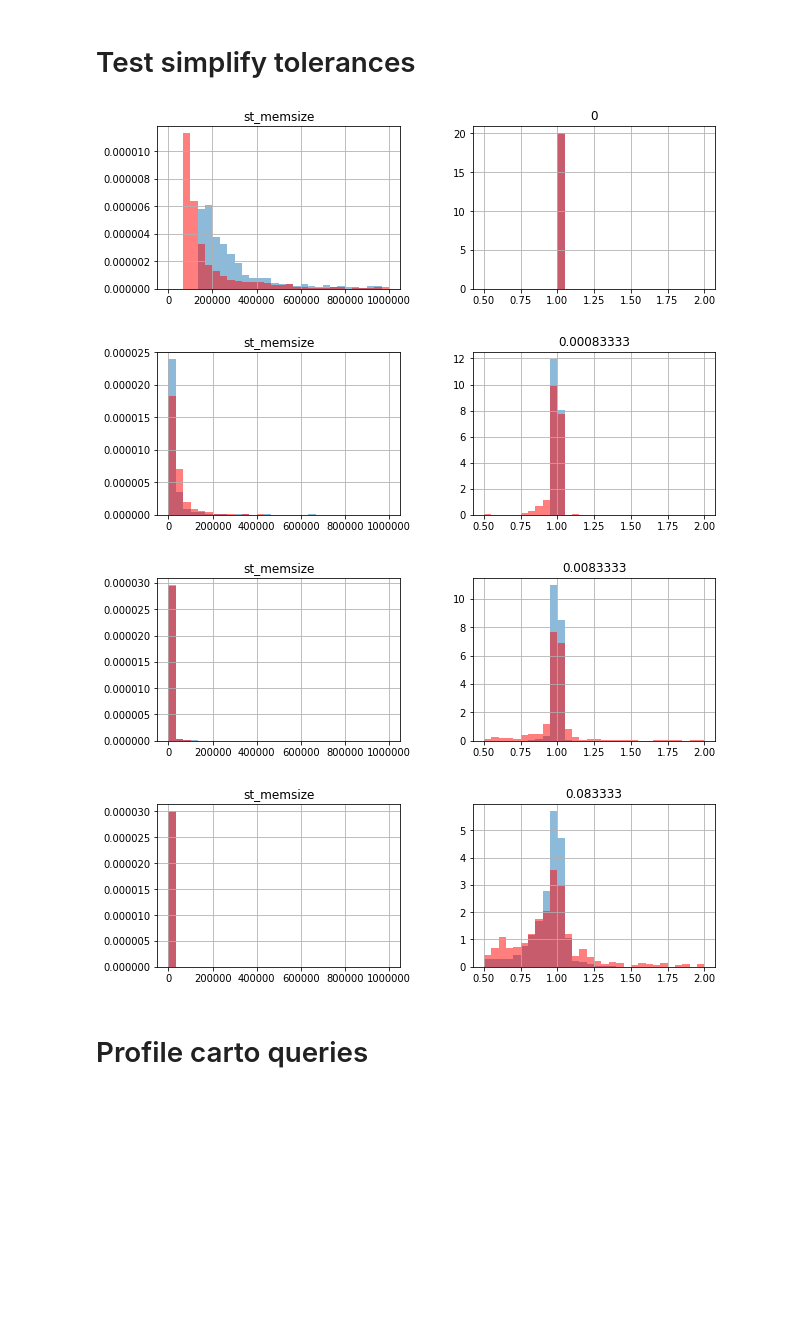
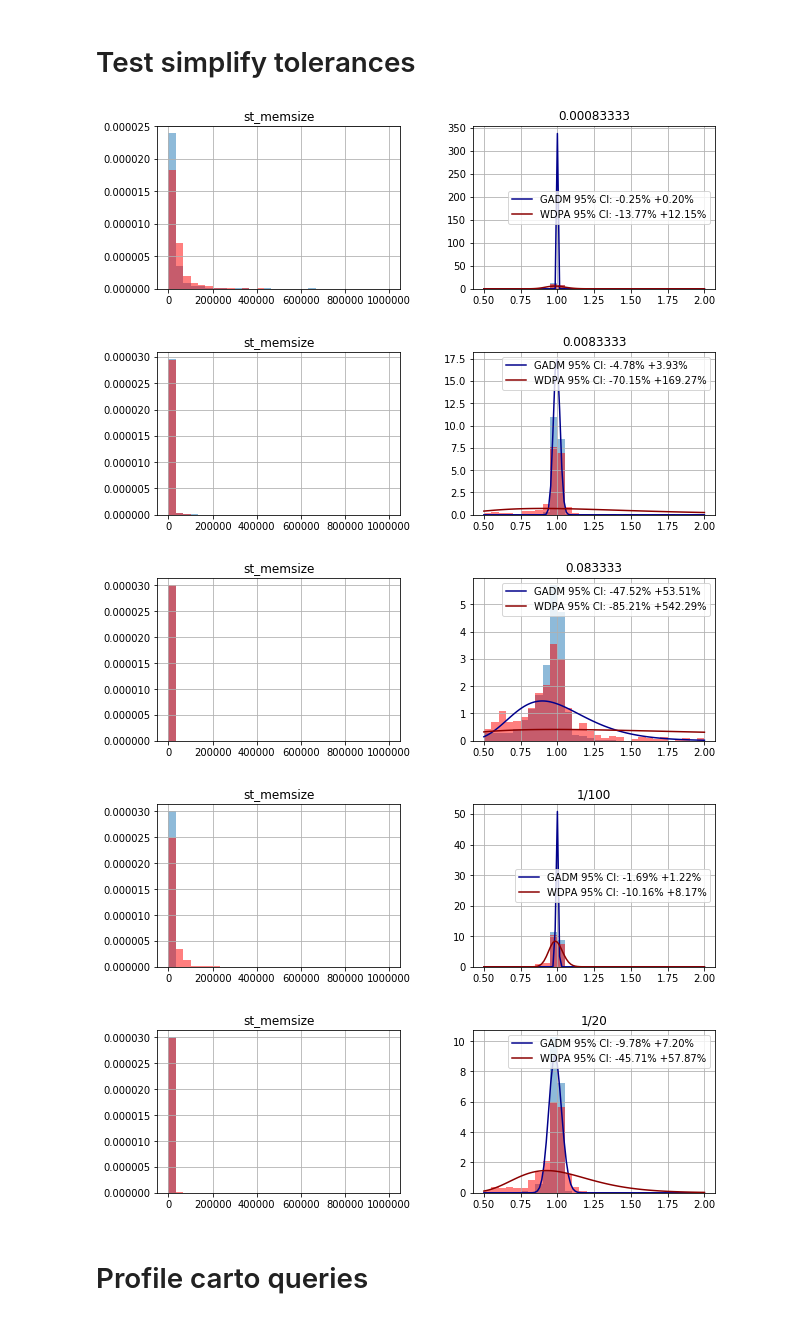
Before and after one commit to fgassert/eeNotebooks, a Jupyter notebook: notebooks/postgis test.ipynb, the cells around one changed output. Cells and saved outputs as stored; diff of their text form; code cells hidden in the pictures; blank space fills up the shorter version.

Commit message:
error stats

```diff
--- a/notebooks/postgis test.ipynb
+++ b/notebooks/postgis test.ipynb
@@ -72,39 +73,76 @@ def loadGeoms(rows, geom_field='the_geom'):
 # Test simplify tolerances
 # %%
 # test simplify tolerances for most complex geoms
-tolerances = [0,
-              0.00083333, #3sec ~100m
-              0.0083333, #30sec ~1km
-              0.083333, #5min ~10km
-             ]
+tolerances = [
+    0.00083333, #3sec ~100m
+    0.0083333, #30sec ~1km
+    0.083333, #5min ~10km
+    '1/100', # tolerance at sqrt(area)/100
+    '1/20', # tolerance at sqrt(area)/20
+]
 base_query = """
-select cartodb_id, ST_MEMSIZE({}), ST_AREA({})/ST_AREA(the_geom) as area_err from {} order by ST_MEMSIZE(the_geom) desc limit 1000
+select
+    cartodb_id,
+    ST_MEMSIZE({}),
+    ST_AREA({}) as simp_area,
+    ST_AREA(the_geom) as area
+from {} order by ST_MEMSIZE(the_geom) desc limit 1000
 """
-gadm_table3 = 'gadm36_adm2'
+gadm_table2 = 'gadm36_adm2'
 wdpa_table = 'wdpa_protected_areas'
 for t in tolerances:
-    if t:
+    if t=='1/100':
+        simp = "ST_SIMPLIFY(the_geom, SQRT(ST_AREA(the_geom))/100.0)"
+    elif t=='1/20':
+        simp = "ST_SIMPLIFY(the_geom, SQRT(ST_AREA(the_geom))/20.0)"
+    elif t:
         simp = "ST_SIMPLIFY(the_geom, {})".format(t)
     else:
         simp = 'the_geom'
 
-    query = base_query.format(simp, simp, gadm_table3)
+    query = base_query.format(simp, simp, gadm_table2)
     gadm_df=pd.DataFrame(sendSql(query)['rows'])
+    gadm_df['area_err'] = gadm_df['simp_area']/gadm_df['area']
+    gadm_df['ln_area_err'] = np.log(gadm_df['simp_area']/gadm_df['area'])
 
     query = base_query.format(simp, simp, wdpa_table)
     wdpa_df=pd.DataFrame(sendSql(query)['rows'])
+    wdpa_df['area_err'] = wdpa_df['simp_area']/wdpa_df['area']
+    wdpa_df['ln_area_err'] = np.log(wdpa_df['simp_area']/wdpa_df['area'])
 
     fig, axs = plt.subplots(1,2, figsize=(10,3))
     gadm_df.hist('st_memsize', range=(0, 1000000), ax=axs[0], alpha=.5, density=True, bins=30)
     wdpa_df.hist('st_memsize', range=(0, 1000000), ax=axs[0], color='r', alpha=.5, density=True, bins=30)
+
+    x = np.linspace(.5, 2, 100)
+
+
     gadm_df.hist('area_err', range=(.5, 2), ax=axs[1], alpha=.5, density=True, bins=30)
+    err = gadm_df[gadm_df['ln_area_err'].notna()]['ln_area_err']
+    dof = len(err)-1
+    mu = err.mean()
+    sigma = err.std(ddof=1)
+    y = scipy.stats.t.pdf(np.log(x), dof, mu, sigma)
+    ci = (np.exp(scipy.stats.t.interval(.95, dof, mu, sigma))-1)*100
+    axs[1].plot(x, y, color='darkblue', label="GADM 95% CI: {:.2f}% +{:.2f}%".format(ci[0], ci[1]))
+
     wdpa_df.hist('area_err', range=(.5, 2), ax=axs[1], color='r', alpha=.5, density=True, bins=30)
+    err = wdpa_df[wdpa_df['ln_area_err'].notna()]['ln_area_err']
+    dof = len(err)-1
+    mu = err.mean()
+    sigma = err.std(ddof=1)
+    y = scipy.stats.t.pdf(np.log(x), dof, mu, sigma)
+    ci = (np.exp(scipy.stats.t.interval(.95, dof, mu, sigma))-1)*100
+    axs[1].plot(x, y, color='darkred', label="WDPA 95% CI: {:.2f}% +{:.2f}%".format(ci[0], ci[1]))
+
+    plt.legend()
     plt.title(t)
 # %% [output]
-[figure, old version]
+[figure, new version]
-[figure, old version]
+[figure, new version]
-[figure, old version]
+[figure, new version]
-[figure, old version]
+[figure, new version]
+[figure, added]
 # %% [markdown]
 # Profile carto queries
 # %%
```
Also changed, not shown: parts of 12 cells of this notebook, 2 other files.
